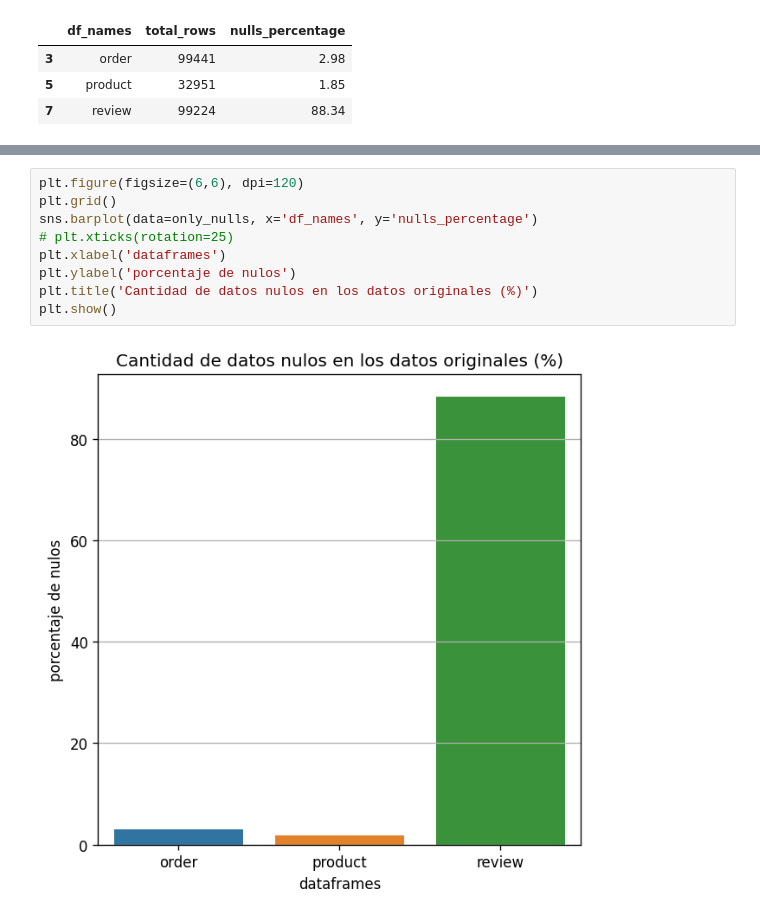
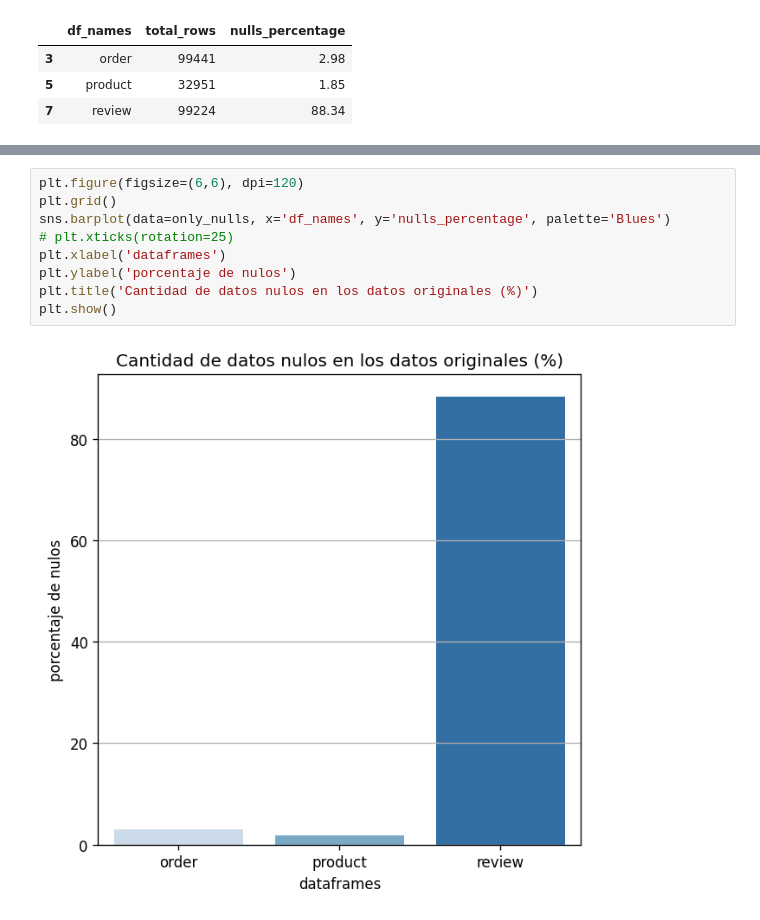
Before and after one commit to Grupo-10-DS/Data_Olist, a Jupyter notebook: data_quality.ipynb, the cells around one changed output, grey strips where cells are left out. Drawn from its saved outputs; the diff is of its cells as text.

```diff
--- a/data_quality.ipynb
+++ b/data_quality.ipynb
@@ -112,11 +112,11 @@ plt.show()
 # %%
 plt.figure(figsize=(6,6), dpi=120)
 plt.grid()
-sns.barplot(data=only_nulls, x='df_names', y='nulls_percentage')
+sns.barplot(data=only_nulls, x='df_names', y='nulls_percentage', palette='Blues')
 # plt.xticks(rotation=25)
 plt.xlabel('dataframes')
 plt.ylabel('porcentaje de nulos')
 plt.title('Cantidad de datos nulos en los datos originales (%)')
 plt.show()
 # %% [output]
-[figure, old version]
+[figure, new version]
```
Also changed, not shown: parts of 10 cells of this notebook, 8 other files.
